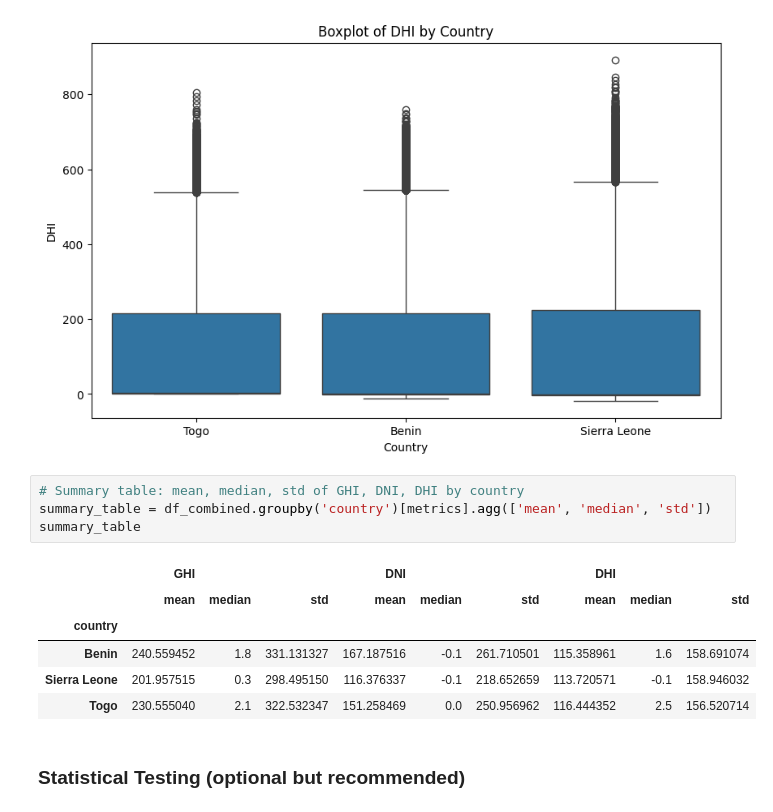
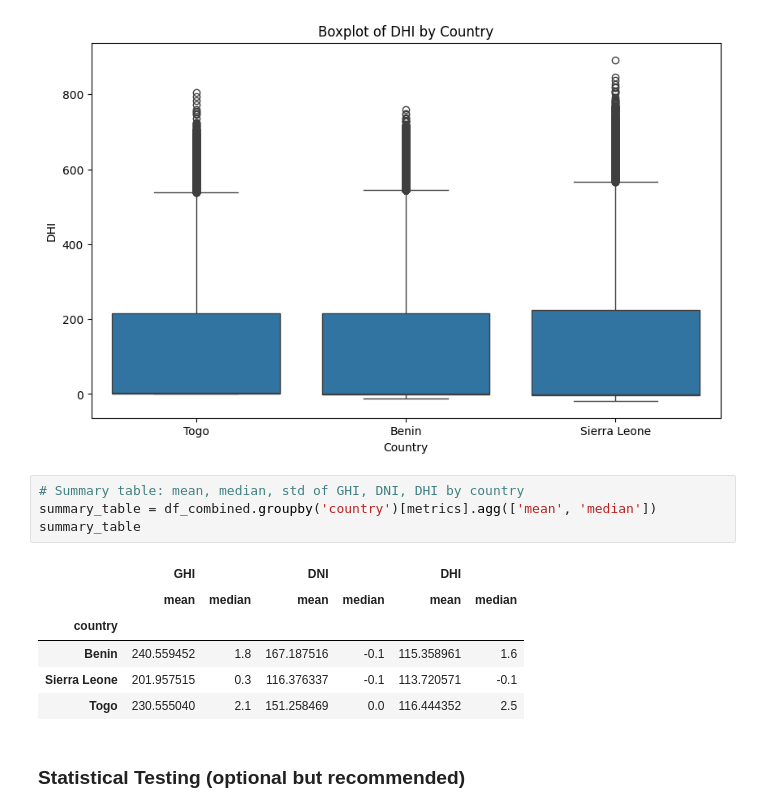
Before and after one commit to tonebyu/cross-country-solar-farm-analysis, a Jupyter notebook: notebooks/compare_countries.ipynb, the cells around one changed output. Drawn from its saved outputs; the diff is of its cells as text.

```diff
--- a/notebooks/compare_countries.ipynb
+++ b/notebooks/compare_countries.ipynb
@@ -55,15 +55,15 @@ for metric in metrics:
 [figure]
 # %%
 # Summary table: mean, median, std of GHI, DNI, DHI by country
-summary_table = df_combined.groupby('country')[metrics].agg(['mean', 'median', 'std'])
+summary_table = df_combined.groupby('country')[metrics].agg(['mean', 'median'])
 summary_table
 # %% [output]
-|  | GHI |  |  | DNI |  |  | DHI |  |  |
-|  | mean | median | std | mean | median | std | mean | median | std |
-| country |  |  |  |  |  |  |  |  |  |
-| Benin | 240.559452 | 1.8 | 331.131327 | 167.187516 | -0.1 | 261.710501 | 115.358961 | 1.6 | 158.691074 |
-| Sierra Leone | 201.957515 | 0.3 | 298.495150 | 116.376337 | -0.1 | 218.652659 | 113.720571 | -0.1 | 158.946032 |
-| Togo | 230.555040 | 2.1 | 322.532347 | 151.258469 | 0.0 | 250.956962 | 116.444352 | 2.5 | 156.520714 |
+|  | GHI |  | DNI |  | DHI |  |
+|  | mean | median | mean | median | mean | median |
+| country |  |  |  |  |  |  |
+| Benin | 240.559452 | 1.8 | 167.187516 | -0.1 | 115.358961 | 1.6 |
+| Sierra Leone | 201.957515 | 0.3 | 116.376337 | -0.1 | 113.720571 | -0.1 |
+| Togo | 230.555040 | 2.1 | 151.258469 | 0.0 | 116.444352 | 2.5 |
 # %% [markdown]
 ### Statistical Testing (optional but recommended)
 # %%
```
Also changed, not shown: parts of 1 cell of this notebook, 3 other files.
